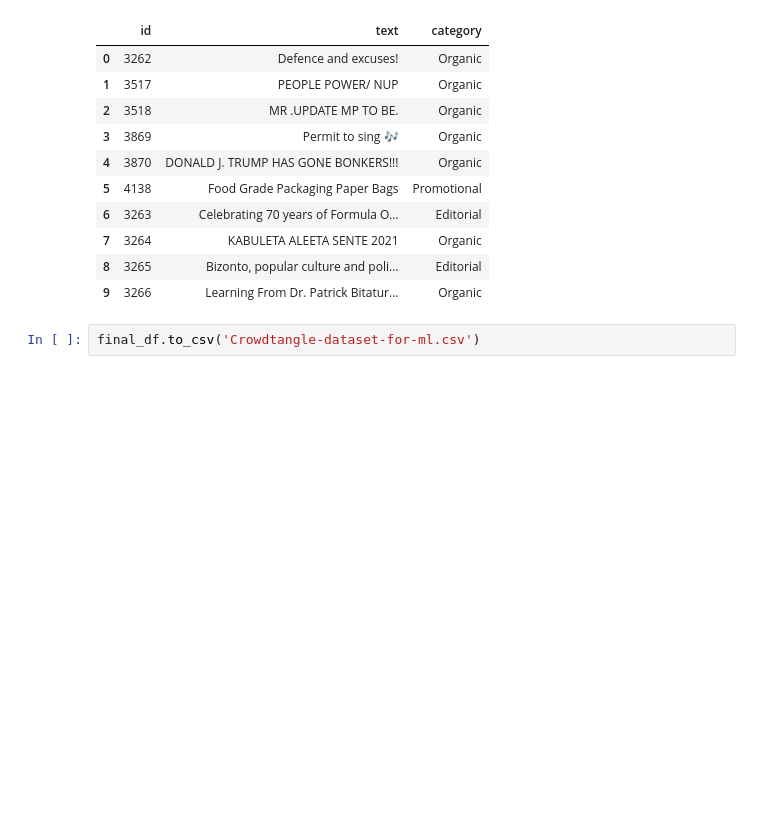
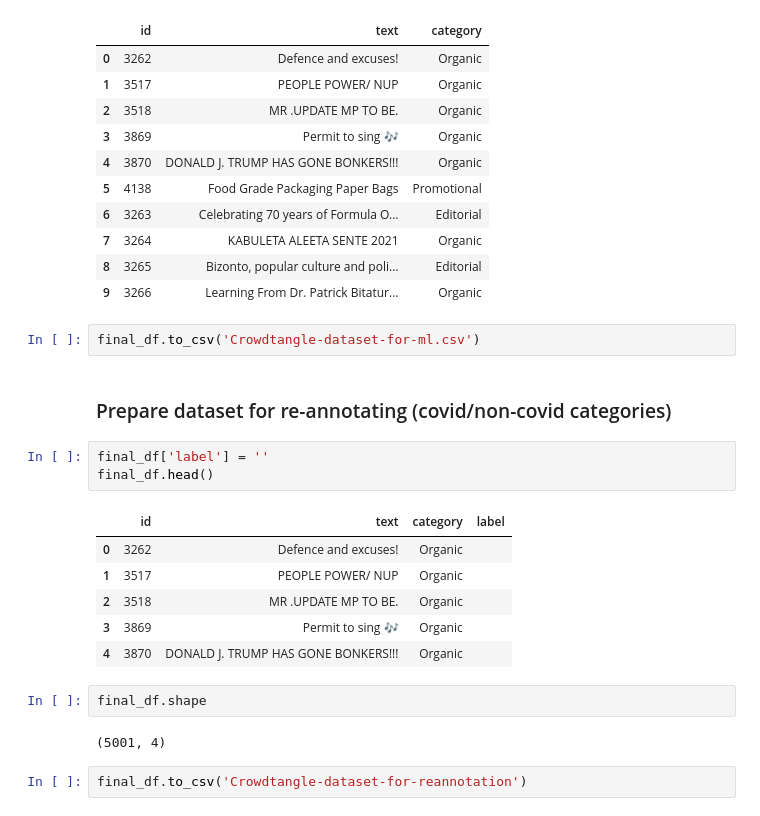
Before and after one commit to SunbirdAI/covid19-uganda-facebook-data-analysis, a Jupyter notebook: notebooks/CrowdTangle-posts-analysis.ipynb, the cells around one changed output. Drawn from its saved outputs; the diff is of its cells as text; blank space fills up the shorter version.

Commit message:
Prepare Crowdtangle dataset for reannotation

```diff
--- a/notebooks/CrowdTangle-posts-analysis.ipynb
+++ b/notebooks/CrowdTangle-posts-analysis.ipynb
@@ -147,3 +150,21 @@ final_df.head(10)
 | 9 | 3266 | Learning From Dr. Patrick Bitatur... | Organic |
 # %%
 final_df.to_csv('Crowdtangle-dataset-for-ml.csv')
+# %% [markdown]
+### Prepare dataset for re-annotating (covid/non-covid categories)
+# %%
+final_df['label'] = ''
+final_df.head()
+# %% [output]
+|  | id | text | category | label |
+| 0 | 3262 | Defence and excuses! | Organic |  |
+| 1 | 3517 | PEOPLE POWER/ NUP | Organic |  |
+| 2 | 3518 | MR .UPDATE MP TO BE. | Organic |  |
+| 3 | 3869 | Permit to sing 🎶 | Organic |  |
+| 4 | 3870 | DONALD J. TRUMP HAS GONE BONKERS!!! | Organic |  |
+# %%
+final_df.shape
+# %% [output]
+(5001, 4)
+# %%
+final_df.to_csv('Crowdtangle-dataset-for-reannotation')
```
Also changed, not shown: parts of 1 cell of this notebook, 1 other file.
